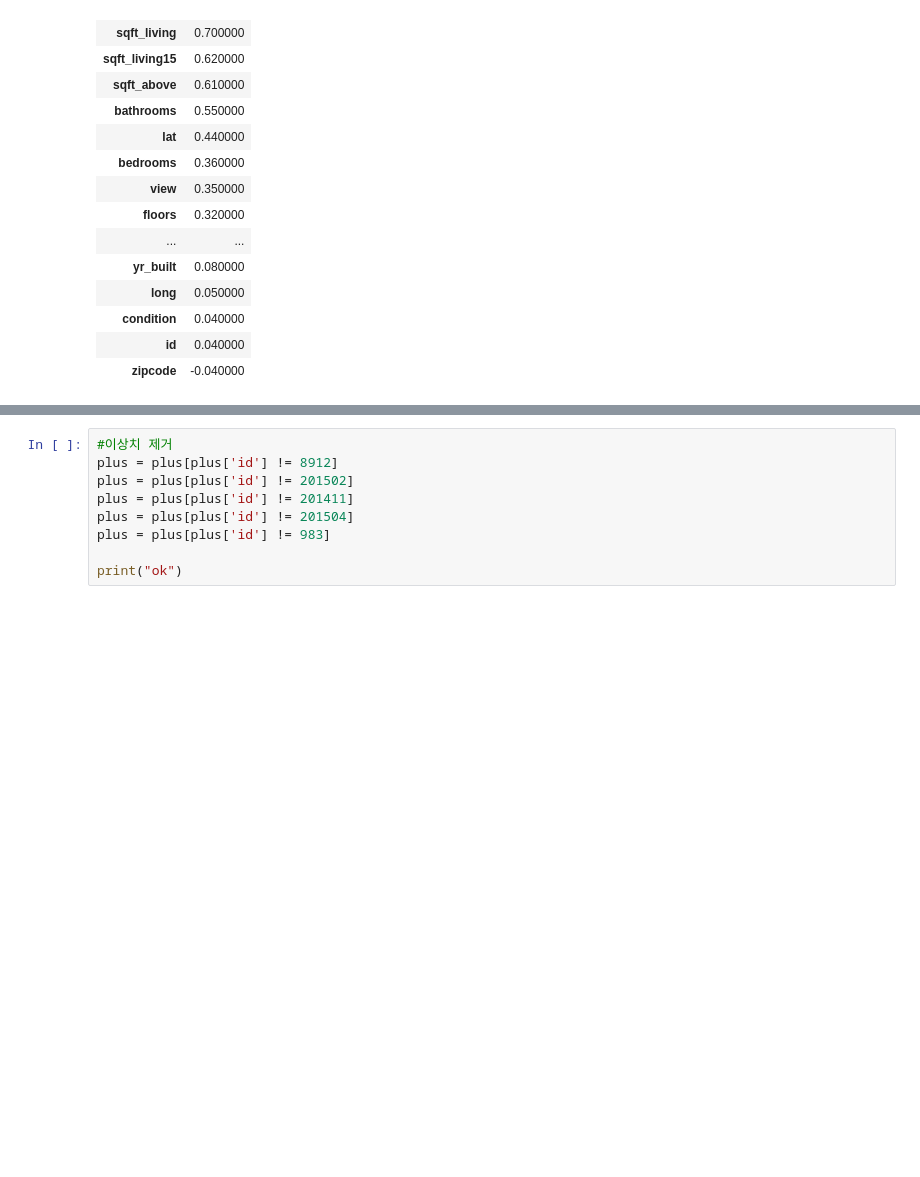
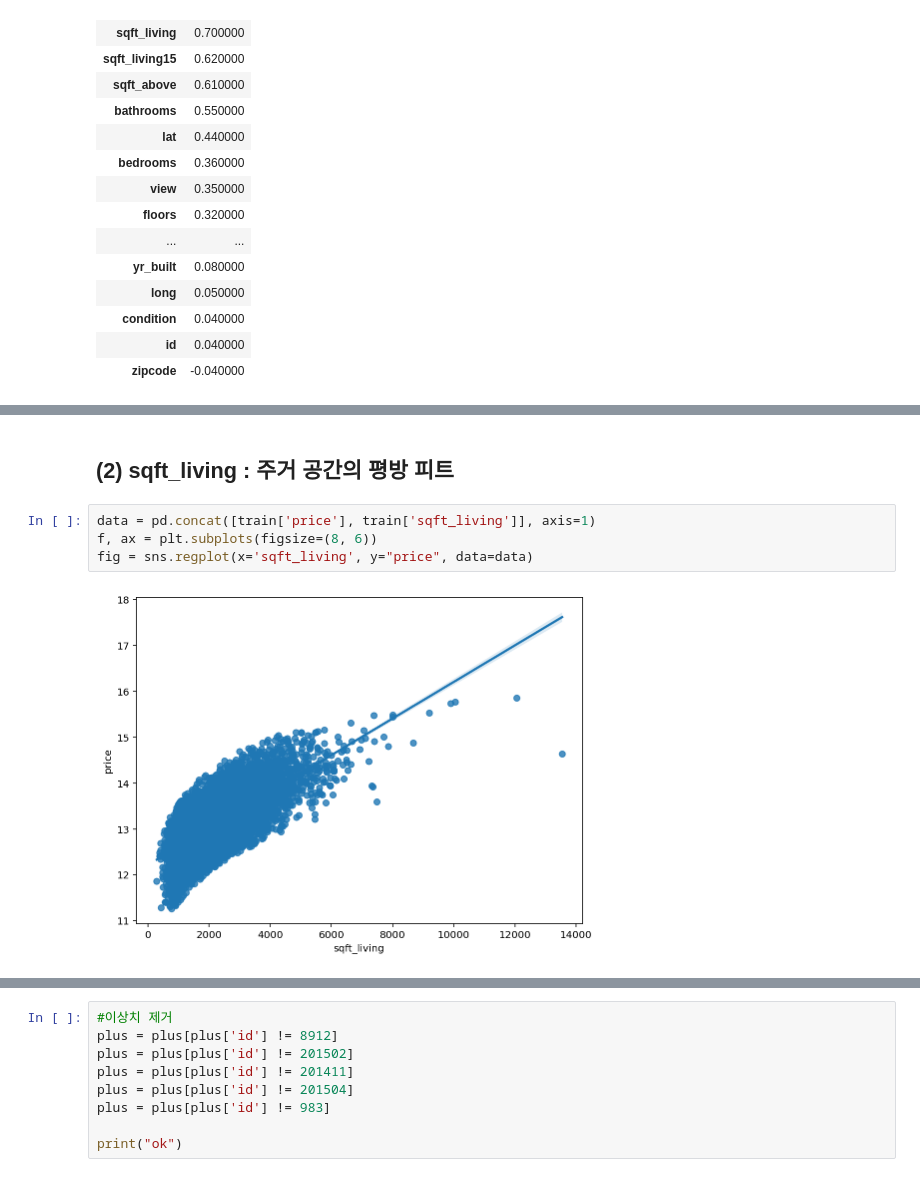
Before and after one commit to LAGABI44/AIFFEL_Study, a Jupyter notebook: Kaggle_House_Price_Prediction.ipynb, the cells around one changed output, grey strips where cells are left out. Saved outputs shown, nothing was run; the diff lists cells and outputs as text; blank space fills up the shorter version.

```diff
--- a/Kaggle_House_Price_Prediction.ipynb
+++ b/Kaggle_House_Price_Prediction.ipynb
@@ -177,0 +200,8 @@ co.style.background_gradient(cmap='viridis')    #스타일 지정해서 범위
+# %% [markdown]
+## (2) sqft_living : 주거 공간의 평방 피트
+# %%
+data = pd.concat([train['price'], train['sqft_living']], axis=1)
+f, ax = plt.subplots(figsize=(8, 6))
+fig = sns.regplot(x='sqft_living', y="price", data=data)
+# %% [output]
+[figure, added]
```
Also changed, not shown: parts of 19 cells of this notebook.
